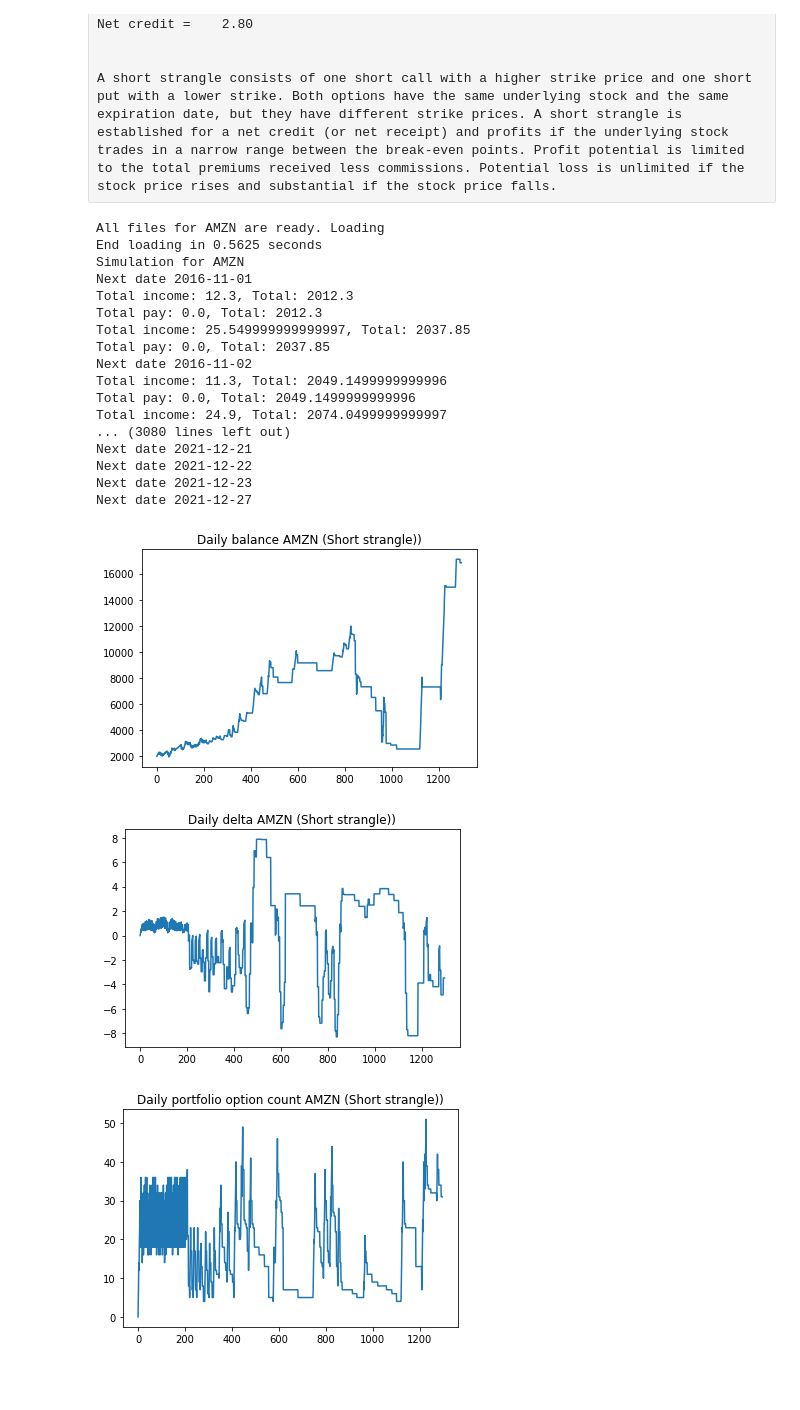
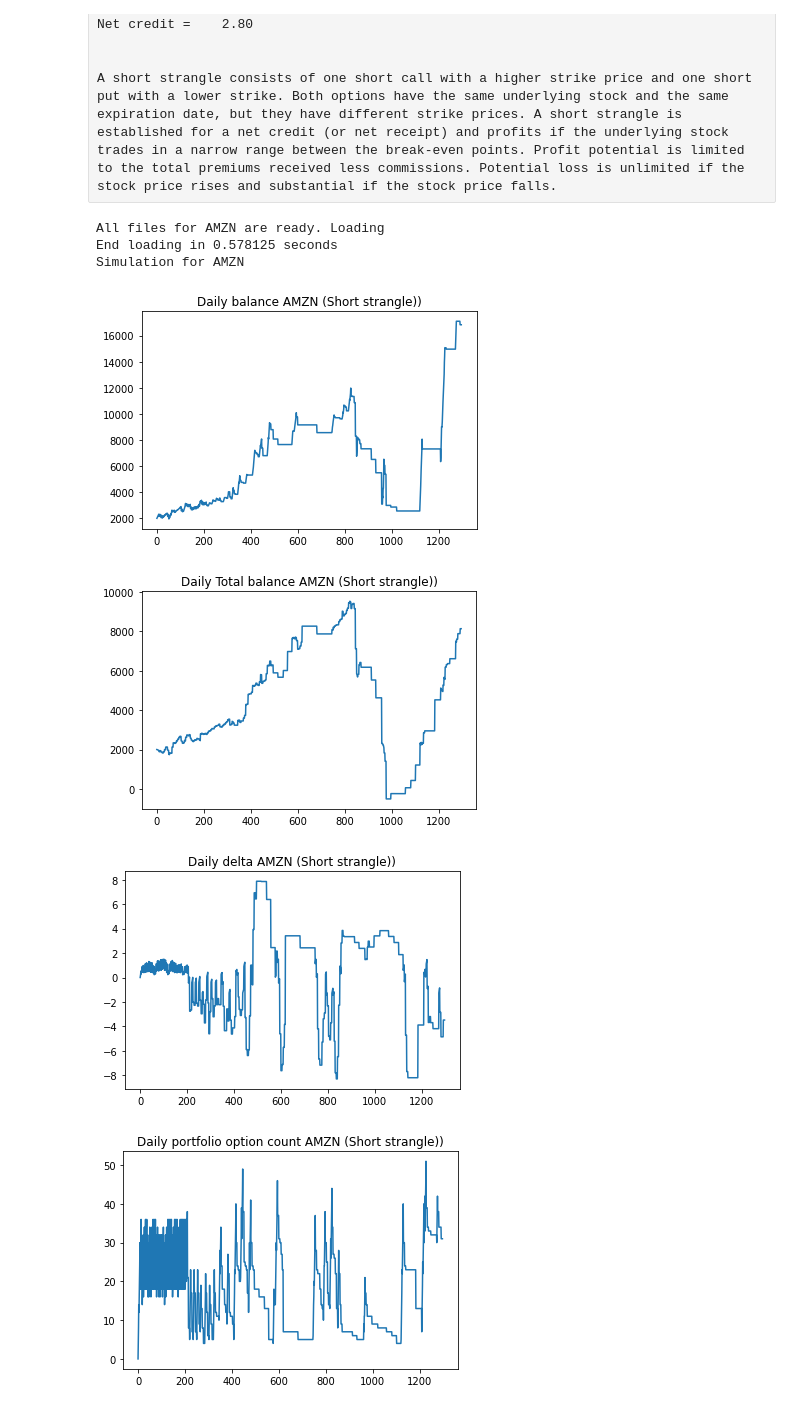
Before and after one commit to su23/WquProfitingFromTimeDecayAnalysis, a Jupyter notebook: short_strangle.ipynb, the cells around one changed output. Cells and saved outputs as stored; diff of their text form; code cells hidden in the pictures; blank space fills up the shorter version.

Commit message:
add total daily balance

```diff
--- a/short_strangle.ipynb
+++ b/short_strangle.ipynb
@@ -24,7 +24,7 @@ warnings.filterwarnings('ignore')
 class CommonShortStrategy(cf.TradingStrategy):
     def __init__(self, loader: cf.DataLoader, asset_name: str, startegy_name: str):
         self._max_depth = 4
-        self._show_warn = True
+        self._show_warn = False
         cf.TradingStrategy.__init__(self, loader, asset_name, self._max_depth, startegy_name, initial_balance=2000.0, terminate_if_bankrupt=True)
 
 class ShortStrangle(CommonShortStrategy):
@@ -218,35 +218,22 @@ class ShortIronCondor(CommonShortStrategy):
         return [calls[self.__call1], puts[self.__put1]]
         # return [calls[1], puts[1]]
 # %%
-#assets = ['AMZN', 'GOOGL', 'NFLX', 'MSFT', 'FB', 'BA']
-assets = ['AMZN']
+assets = ['AMZN', 'GOOGL', 'NFLX', 'MSFT', 'FB', 'BA']
+#assets = ['AMZN']
 for asset_name in assets:
     loader = cf.DataLoader(asset_name)
     loader.load()
     print(f"Simulation for {asset_name}")
 
-    ShortStrangle(loader, asset_name).simulate(show_plots=True, trace=True).status()
-    #ShortStraddle(loader, asset_name).simulate().status()
-    #ShortButterfly(loader, asset_name).simulate().status()
-    #ShortIronCondor(loader, asset_name).simulate().status()
+    ShortStrangle(loader, asset_name).simulate(show_plots=True).status()
+    ShortStraddle(loader, asset_name).simulate().status()
+    ShortButterfly(loader, asset_name).simulate().status()
+    ShortIronCondor(loader, asset_name).simulate().status()
 # %% [output]
 All files for AMZN are ready. Loading
-End loading in 0.5625 seconds
+End loading in 0.578125 seconds
 Simulation for AMZN
-Next date 2016-11-01
-Total income: 12.3, Total: 2012.3
-Total pay: 0.0, Total: 2012.3
-Total income: 25.549999999999997, Total: 2037.85
-Total pay: 0.0, Total: 2037.85
-Next date 2016-11-02
-Total income: 11.3, Total: 2049.1499999999996
-Total pay: 0.0, Total: 2049.1499999999996
-Total income: 24.9, Total: 2074.0499999999997
-... (3080 lines left out)
-Next date 2021-12-21
-Next date 2021-12-22
-Next date 2021-12-23
-Next date 2021-12-27
 [figure]
-[figure, old version]
+[figure, new version]
-[figure, old version]
+[figure, new version]
+[figure, added]
```
Also changed, not shown: parts of 1 cell of this notebook, 1 other file.
